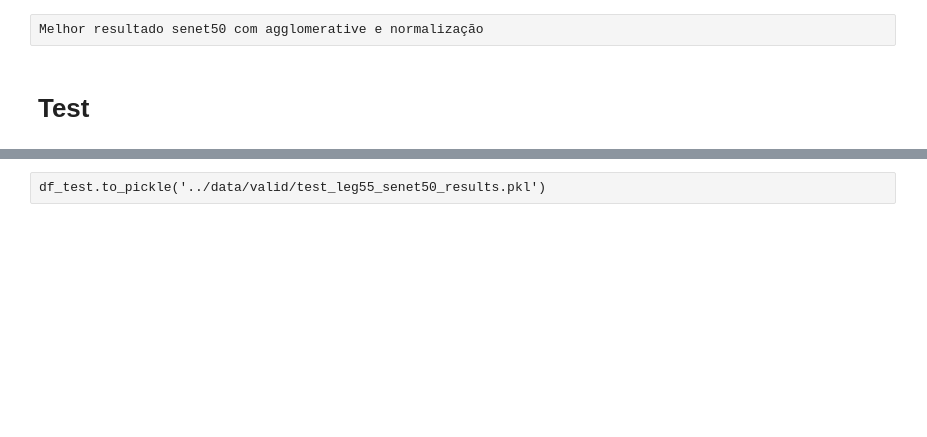
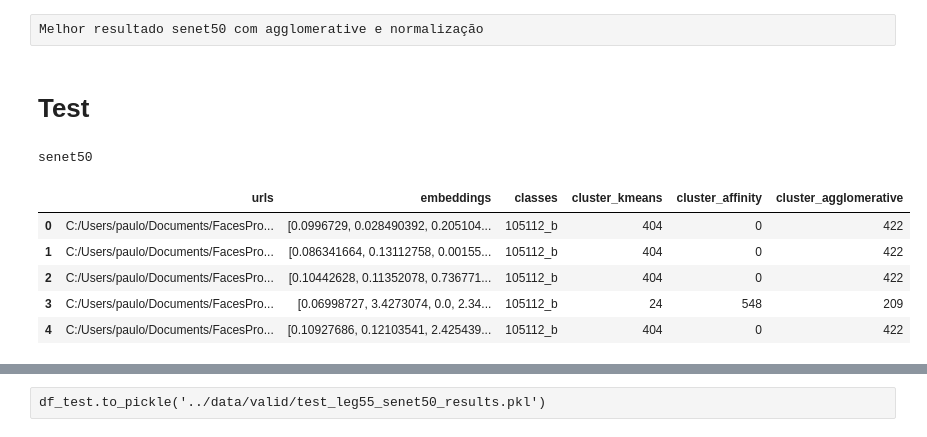
Before and after one commit to TeleMidia/face_clustering, a Jupyter notebook: ipynb/train_test_clustering.ipynb, the cells around one changed output, grey strips where cells are left out. Cells and saved outputs as stored; diff of their text form; code cells hidden in the pictures; blank space fills up the shorter version.

```diff
--- a/ipynb/train_test_clustering.ipynb
+++ b/ipynb/train_test_clustering.ipynb
@@ -81,4 +104,4 @@ Melhor resultado senet50 com agglomerative e normalização
 from faces_clustering import FaceSearcher
 backbone = backbones[1]
 # %%
-df_embs = pd.read_pickle('../data/valid/distances/senet50_agglomerative.pkl')
+df_embs = pd.read_pickle('../data/clusters_train_leg55.pkl').loc[backbone]
@@ -87 +108,12 @@ df_embs.shape
+# %%
+print(backbone)
+df_embs.head()
+# %% [output]
+senet50
+|  | urls | embeddings | classes | cluster_kmeans | cluster_affinity | cluster_agglomerative |
+| 0 | C:/Users/paulo/Documents/FacesPro... | [0.0996729, 0.028490392, 0.205104... | 105112_b | 404 | 0 | 422 |
+| 1 | C:/Users/paulo/Documents/FacesPro... | [0.086341664, 0.13112758, 0.00155... | 105112_b | 404 | 0 | 422 |
+| 2 | C:/Users/paulo/Documents/FacesPro... | [0.10442628, 0.11352078, 0.736771... | 105112_b | 404 | 0 | 422 |
+| 3 | C:/Users/paulo/Documents/FacesPro... | [0.06998727, 3.4273074, 0.0, 2.34... | 105112_b | 24 | 548 | 209 |
+| 4 | C:/Users/paulo/Documents/FacesPro... | [0.10927686, 0.12103541, 2.425439... | 105112_b | 404 | 0 | 422 |
 # %%
```
Also changed, not shown: parts of 33 cells of this notebook, 4 other files.
